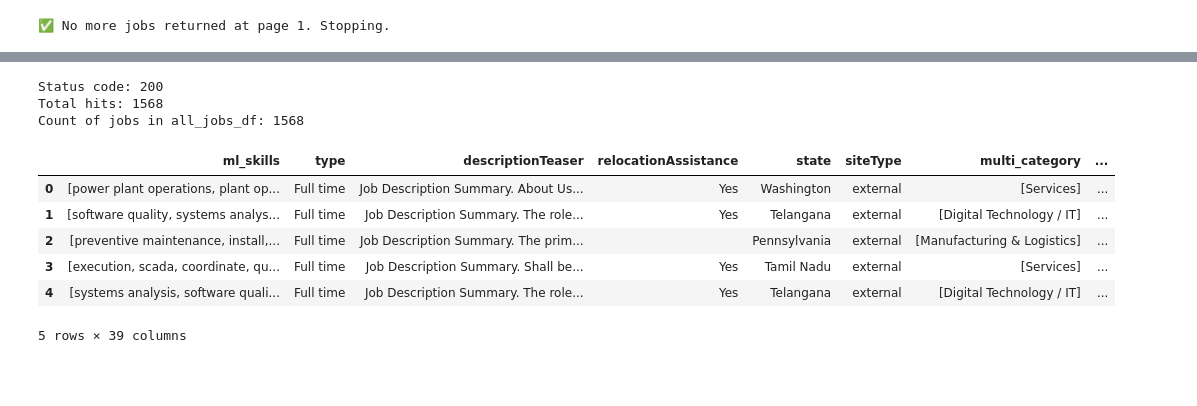
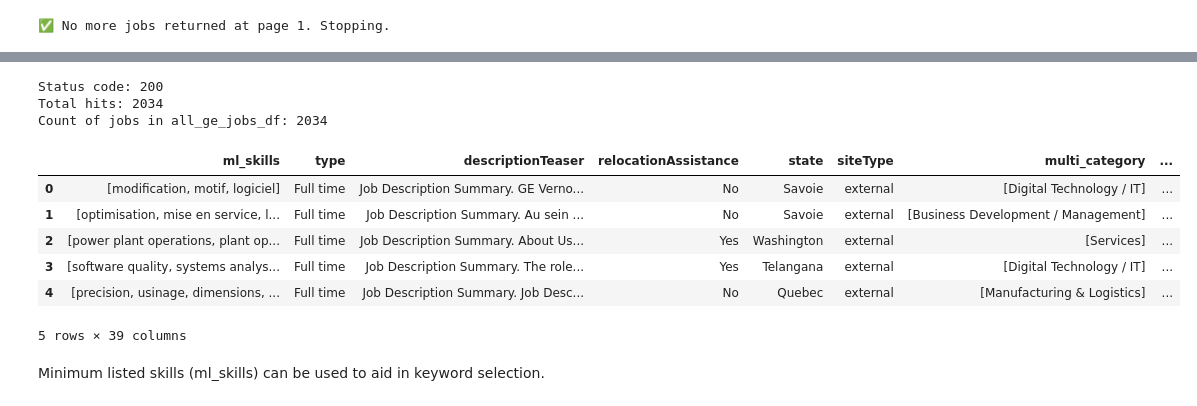
Before and after one commit to blwhiten/hello_world, a Jupyter notebook: quickstarts/Get_started.ipynb, the cells around one changed output, grey strips where cells are left out. Cells and saved outputs as stored; diff of their text form; code cells hidden in the pictures; blank space fills up the shorter version.

```diff
--- a/quickstarts/Get_started.ipynb
+++ b/quickstarts/Get_started.ipynb
@@ -1625,42 +1629,46 @@ payload_initial = {
     "pageName": "search-results",
     "refNum": "GVXGVWGLOBAL",
     "selected_fields": {},
     "siteType": "external",
     "size": 1,
     "sortBy": "",
-    "subsearch": "the"
+    "subsearch": "" # subsearch can be used the same way as GE's career search option
 }
 
 response_initial = requests.post(url, json=payload_initial, headers=headers, cookies=cookies)
 
 print("Status code:", response_initial.status_code)
 
 # Check total_hits
 total_hits = response_initial.json().get("refineSearch", {}).get("totalHits", 0)
 print(f"Total hits: {total_hits}")
 
 # Get 500 jobs at a time
 all_jobs = []
 page_size = 500
 
+payload = payload_initial.copy()
+
 for offset in range(0, total_hits, page_size):
     payload["from"] = offset
     payload["size"] = min(page_size, total_hits - offset)
     response = requests.post(url, json=payload, headers=headers, cookies=cookies)
     jobs = response.json().get("refineSearch", {}).get("data", {}).get("jobs", [])
     all_jobs.extend(jobs)
 
-all_jobs_df = pd.DataFrame(all_jobs)
-print("Count of jobs in all_jobs_df:",len(all_jobs_df))
-all_jobs_df.head()
+all_ge_jobs_df = pd.DataFrame(all_jobs)
+print("Count of jobs in all_ge_jobs_df:",len(all_ge_jobs_df))
+all_ge_jobs_df.head()
 # %% [output]
 Status code: 200
-Total hits: 1568
-Count of jobs in all_jobs_df: 1568
+Total hits: 2034
+Count of jobs in all_ge_jobs_df: 2034
 |  | ml_skills | type | descriptionTeaser | relocationAssistance | state | siteType | multi_category | ... |
-| 0 | [power plant operations, plant op... | Full time | Job Description Summary. About Us... | Yes | Washington | external | [Services] | ... |
-| 1 | [software quality, systems analys... | Full time | Job Description Summary. The role... | Yes | Telangana | external | [Digital Technology / IT] | ... |
-| 2 | [preventive maintenance, install,... | Full time | Job Description Summary. The prim... |  | Pennsylvania | external | [Manufacturing & Logistics] | ... |
-| 3 | [execution, scada, coordinate, qu... | Full time | Job Description Summary. Shall be... | Yes | Tamil Nadu | external | [Services] | ... |
-| 4 | [systems analysis, software quali... | Full time | Job Description Summary. The role... | Yes | Telangana | external | [Digital Technology / IT] | ... |
+| 0 | [modification, motif, logiciel] | Full time | Job Description Summary. GE Verno... | No | Savoie | external | [Digital Technology / IT] | ... |
+| 1 | [optimisation, mise en service, l... | Full time | Job Description Summary. Au sein ... | No | Savoie | external | [Business Development / Management] | ... |
+| 2 | [power plant operations, plant op... | Full time | Job Description Summary. About Us... | Yes | Washington | external | [Services] | ... |
+| 3 | [software quality, systems analys... | Full time | Job Description Summary. The role... | Yes | Telangana | external | [Digital Technology / IT] | ... |
+| 4 | [precision, usinage, dimensions, ... | Full time | Job Description Summary. Job Desc... | No | Quebec | external | [Manufacturing & Logistics] | ... |
 5 rows × 39 columns
+# %% [markdown]
+Minimum listed skills (ml_skills) can be used to aid in keyword selection.
```
Also changed, not shown: parts of 9 cells of this notebook.
